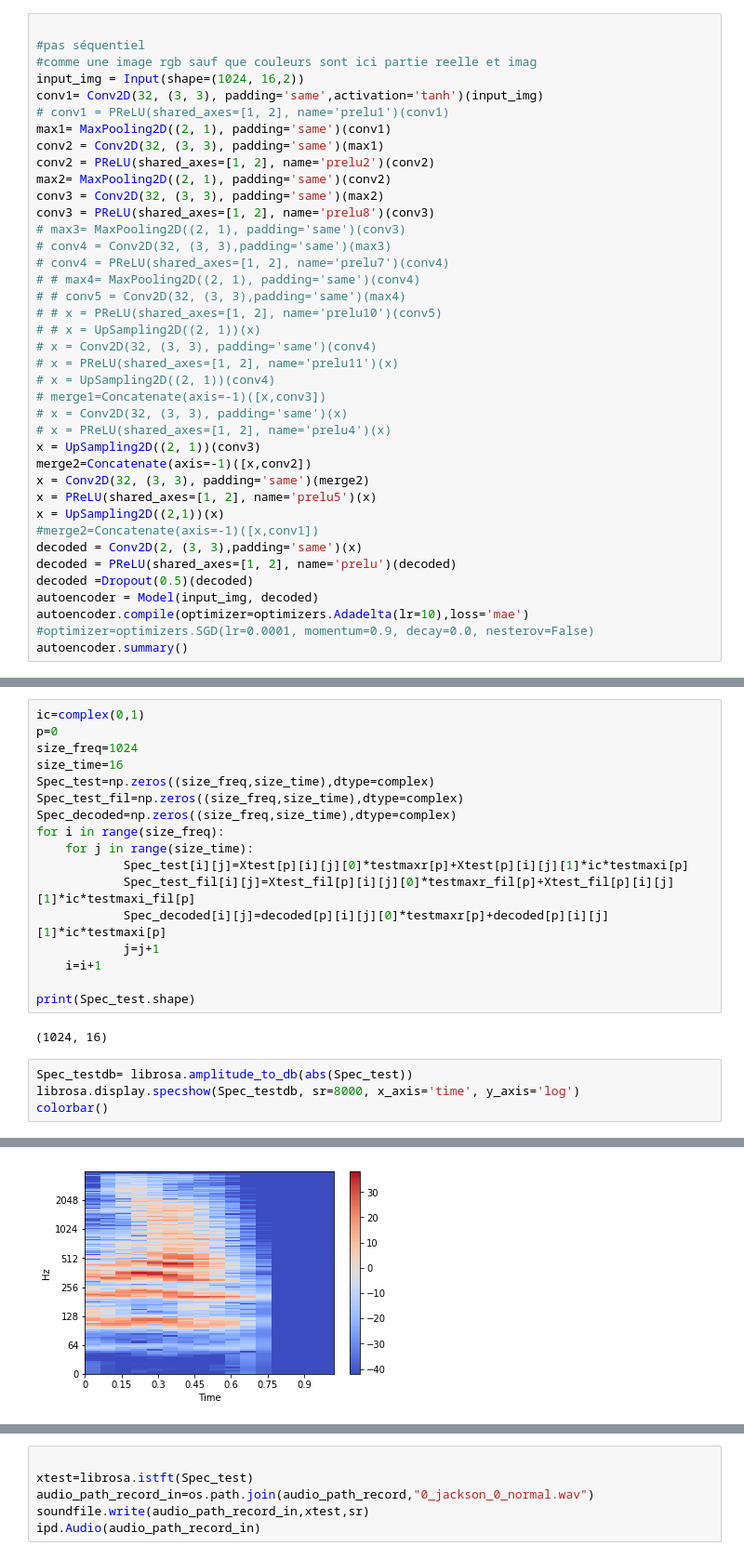
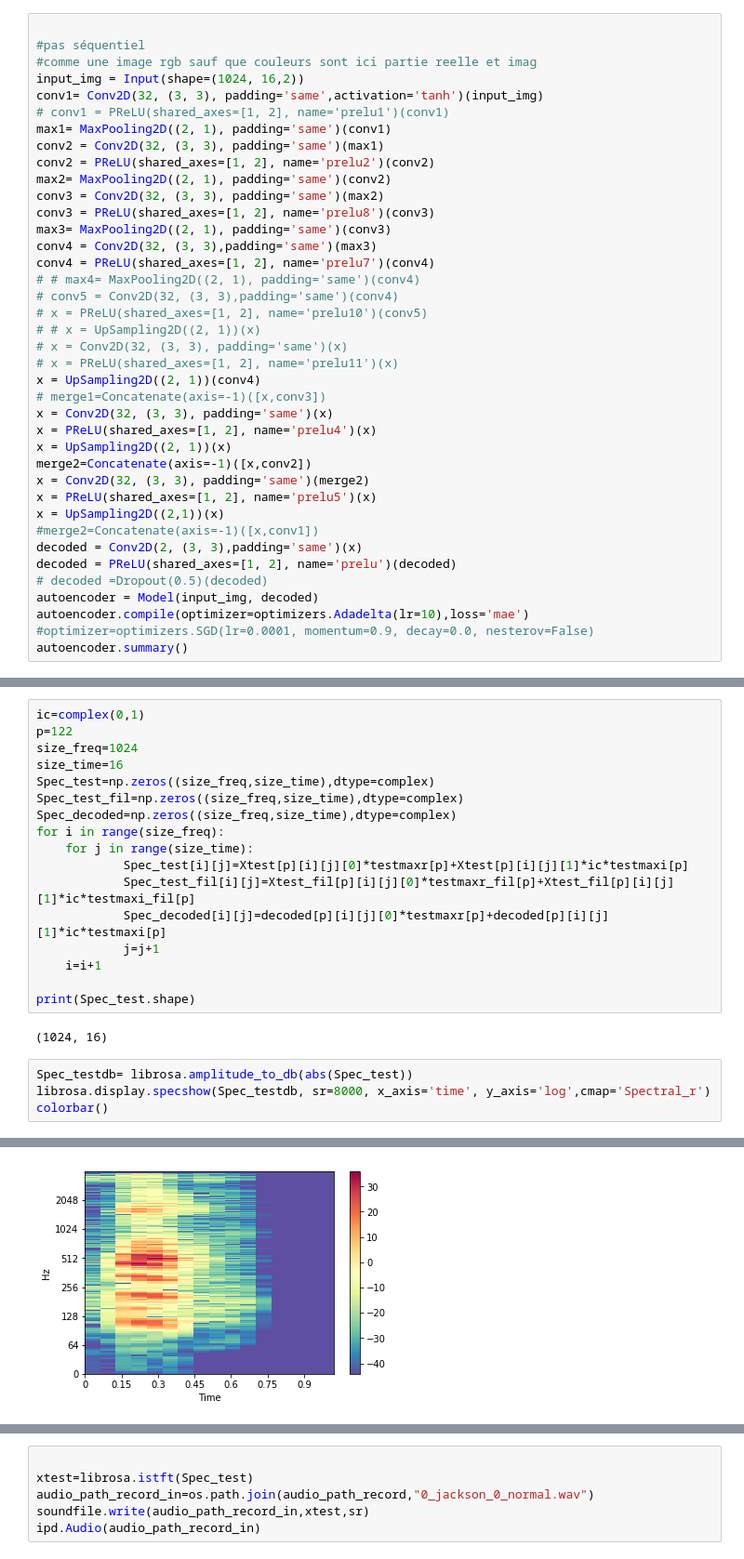
Before and after one commit to JoachimROSSEEL/AudioSuperResolution, a Jupyter notebook: super_resolution_real_imaginary_part.ipynb, the cells around one changed output, grey strips where cells are left out. Shown: that part at 93% size. Saved outputs shown, nothing was run; the diff lists cells and outputs as text.

```diff
--- a/super_resolution_real_imaginary_part.ipynb
+++ b/super_resolution_real_imaginary_part.ipynb
@@ -137,20 +137,20 @@ conv2 = PReLU(shared_axes=[1, 2], name='prelu2')(conv2)
 max2= MaxPooling2D((2, 1), padding='same')(conv2)
 conv3 = Conv2D(32, (3, 3), padding='same')(max2)
 conv3 = PReLU(shared_axes=[1, 2], name='prelu8')(conv3)
-# max3= MaxPooling2D((2, 1), padding='same')(conv3)
-# conv4 = Conv2D(32, (3, 3),padding='same')(max3)
-# conv4 = PReLU(shared_axes=[1, 2], name='prelu7')(conv4)
+max3= MaxPooling2D((2, 1), padding='same')(conv3)
+conv4 = Conv2D(32, (3, 3),padding='same')(max3)
+conv4 = PReLU(shared_axes=[1, 2], name='prelu7')(conv4)
 # # max4= MaxPooling2D((2, 1), padding='same')(conv4)
-# # conv5 = Conv2D(32, (3, 3),padding='same')(max4)
-# # x = PReLU(shared_axes=[1, 2], name='prelu10')(conv5)
+# conv5 = Conv2D(32, (3, 3),padding='same')(conv4)
+# x = PReLU(shared_axes=[1, 2], name='prelu10')(conv5)
 # # x = UpSampling2D((2, 1))(x)
-# x = Conv2D(32, (3, 3), padding='same')(conv4)
+# x = Conv2D(32, (3, 3), padding='same')(x)
 # x = PReLU(shared_axes=[1, 2], name='prelu11')(x)
-# x = UpSampling2D((2, 1))(conv4)
+x = UpSampling2D((2, 1))(conv4)
 # merge1=Concatenate(axis=-1)([x,conv3])
-# x = Conv2D(32, (3, 3), padding='same')(x)
-# x = PReLU(shared_axes=[1, 2], name='prelu4')(x)
-x = UpSampling2D((2, 1))(conv3)
+x = Conv2D(32, (3, 3), padding='same')(x)
+x = PReLU(shared_axes=[1, 2], name='prelu4')(x)
+x = UpSampling2D((2, 1))(x)
 merge2=Concatenate(axis=-1)([x,conv2])
 x = Conv2D(32, (3, 3), padding='same')(merge2)
 x = PReLU(shared_axes=[1, 2], name='prelu5')(x)
@@ -158,7 +158,7 @@ x = UpSampling2D((2,1))(x)
 #merge2=Concatenate(axis=-1)([x,conv1])
 decoded = Conv2D(2, (3, 3),padding='same')(x)
 decoded = PReLU(shared_axes=[1, 2], name='prelu')(decoded)
-decoded =Dropout(0.5)(decoded)
+# decoded =Dropout(0.5)(decoded)
 autoencoder = Model(input_img, decoded)
 autoencoder.compile(optimizer=optimizers.Adadelta(lr=10),loss='mae')
 #optimizer=optimizers.SGD(lr=0.0001, momentum=0.9, decay=0.0, nesterov=False)
@@ -232,7 +232,7 @@ print(decoded.shape)
 (200, 1024, 16, 2)
 # %%
 ic=complex(0,1)
-p=0
+p=122
 size_freq=1024
 size_time=16
 Spec_test=np.zeros((size_freq,size_time),dtype=complex)
@@ -251,11 +251,11 @@ print(Spec_test.shape)
 (1024, 16)
 # %%
 Spec_testdb= librosa.amplitude_to_db(abs(Spec_test))
-librosa.display.specshow(Spec_testdb, sr=8000, x_axis='time', y_axis='log')
+librosa.display.specshow(Spec_testdb, sr=8000, x_axis='time', y_axis='log',cmap='Spectral_r')
 colorbar()
 # %% [output]
 <matplotlib.colorbar.Colorbar at 0x...>
-[figure, old version]
+[figure, new version]
 # %%
 Spec_testdb2= librosa.amplitude_to_db(abs(Spec_test_fil))
 
```
Also changed, not shown: parts of 8 cells of this notebook.
